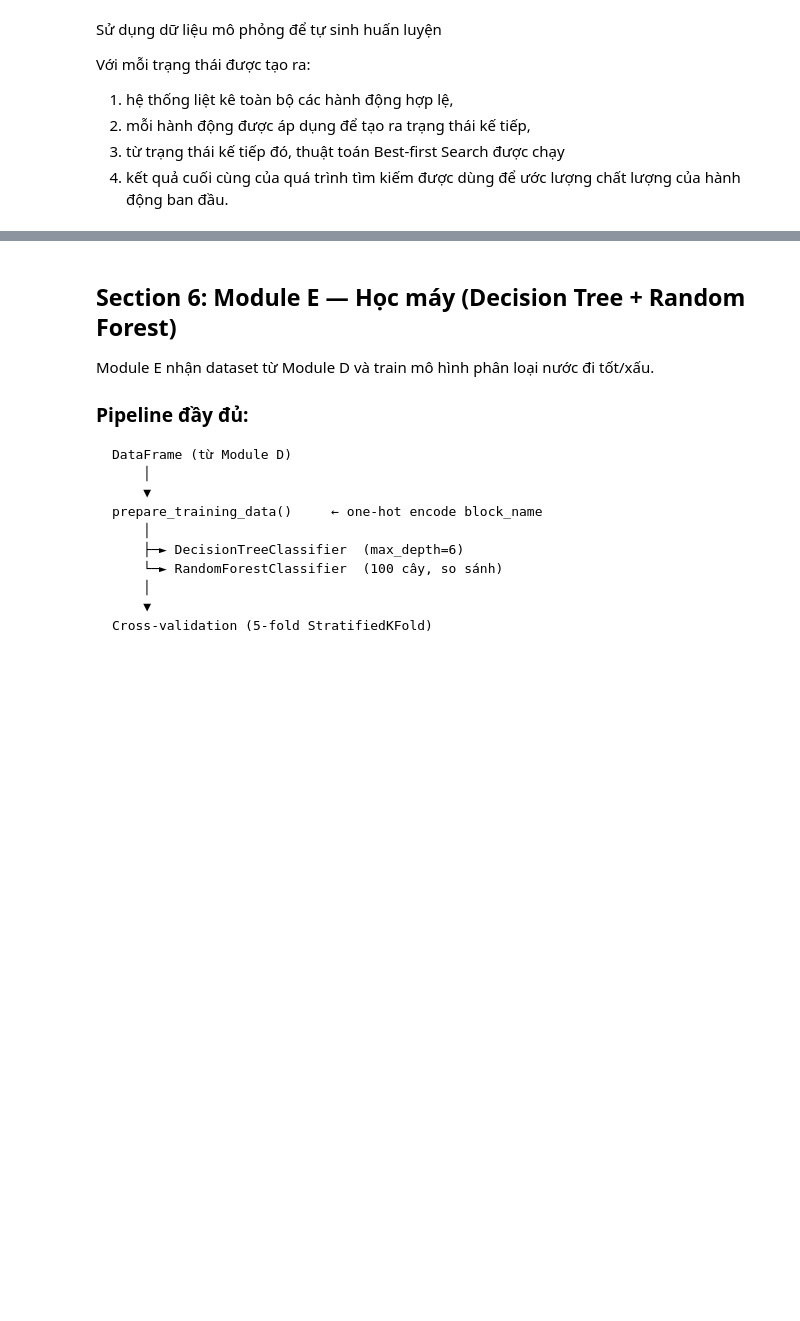
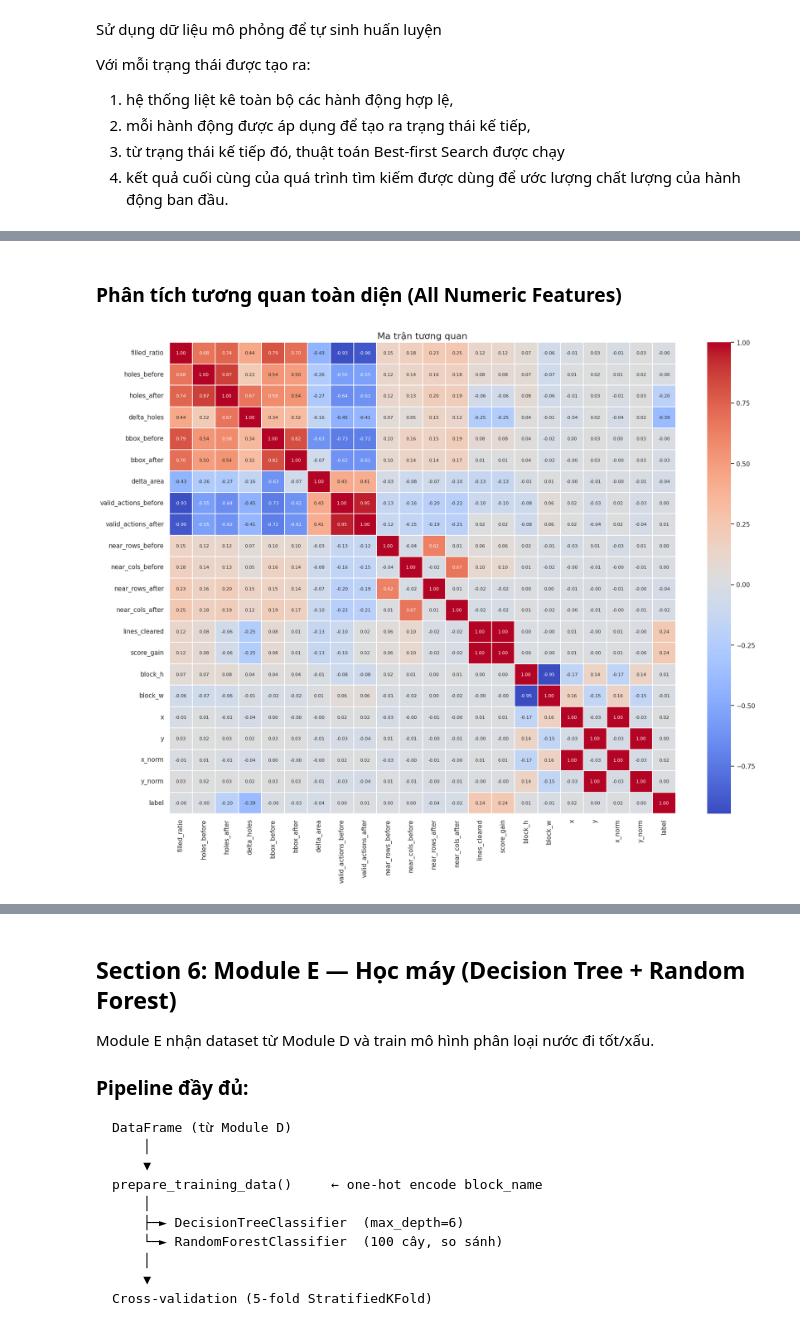
Before and after one commit to pnlong2706/intro-to-ai-blockblast, a Jupyter notebook: notebooks/BlockBlast.ipynb, the cells around one changed output, grey strips where cells are left out. Saved outputs shown, nothing was run; the diff lists cells and outputs as text; code cells hidden in the pictures; blank space fills up the shorter version.

```diff
--- a/notebooks/BlockBlast.ipynb
+++ b/notebooks/BlockBlast.ipynb
@@ -1877,0 +1919,24 @@ Name: count, dtype: int64
+# %% [markdown]
+### Phân tích tương quan toàn diện (All Numeric Features)
+# %%
+# Lọc các cột numeric (float/int)
+numeric_df = ml_df.select_dtypes(include=[np.number])
+
+# Loại bỏ các cột không mong muốn (Data Leakage hoặc metadata) ngay tại đây
+cols_to_exclude = [
+    'rank_in_state',
+    'teacher_final_score',
+    'teacher_found_terminal',
+    'teacher_expansions'
+]
+numeric_df = numeric_df.drop(columns=[c for c in cols_to_exclude if c in numeric_df.columns])
+
+plt.figure(figsize=(20, 15))
+full_corr = numeric_df.corr()
+
+# Vẽ Heatmap cho các đặc trưng còn lại
+sns.heatmap(full_corr, annot=True, cmap='coolwarm', fmt=".2f", linewidths=0.1, annot_kws={"size": 8})
+plt.title('Ma trận tương quan', fontsize=16)
+plt.show()
+# %% [output]
+[figure, added]
```
Also changed, not shown: parts of 16 cells of this notebook, 8 other files.
